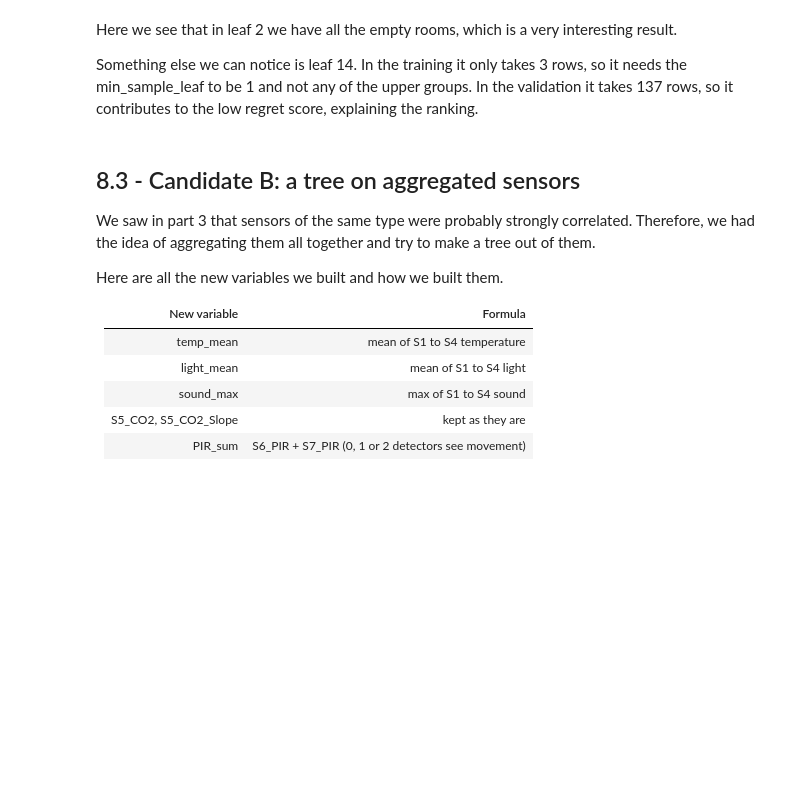
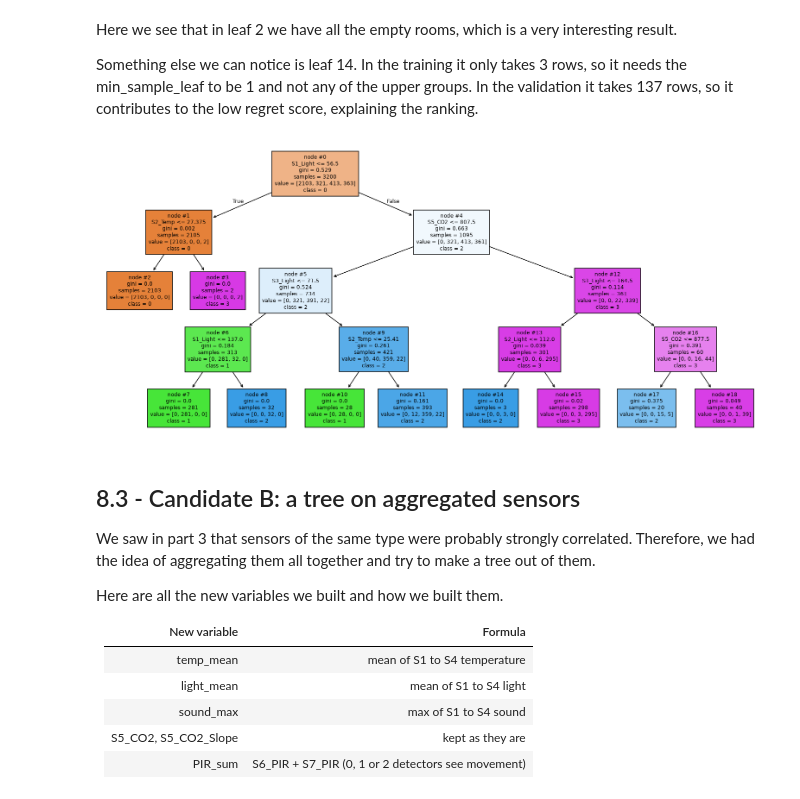
Before and after one commit to Asabourdin/Room_occupancy_prediction, a Jupyter notebook: occupancy_analysis_data.ipynb, the cells around one changed output. Cells and saved outputs as stored; diff of their text form; code cells hidden in the pictures; blank space fills up the shorter version.

```diff
--- a/occupancy_analysis_data.ipynb
+++ b/occupancy_analysis_data.ipynb
@@ -487,6 +487,13 @@ Name: count, dtype: int64
 Here we see that in leaf 2 we have all the empty rooms, which is a very interesting result.
 
 Something else we can notice is leaf 14. In the training it only takes 3 rows, so it needs the min_sample_leaf to be 1 and not any of the upper groups. In the validation it takes 137 rows, so it contributes to the low regret score, explaining the ranking.
+# %%
+plt.figure(figsize=(18, 8))
+plot_tree(tree_A, feature_names=cols_A, class_names=["0", "1", "2", "3"],
+          node_ids=True, filled=True, fontsize=8)
+plt.show()
+# %% [output]
+[figure, added]
 # %% [markdown]
 ## 8.3 - Candidate B: a tree on aggregated sensors
 
```
Also changed, not shown: parts of 20 cells of this notebook.
